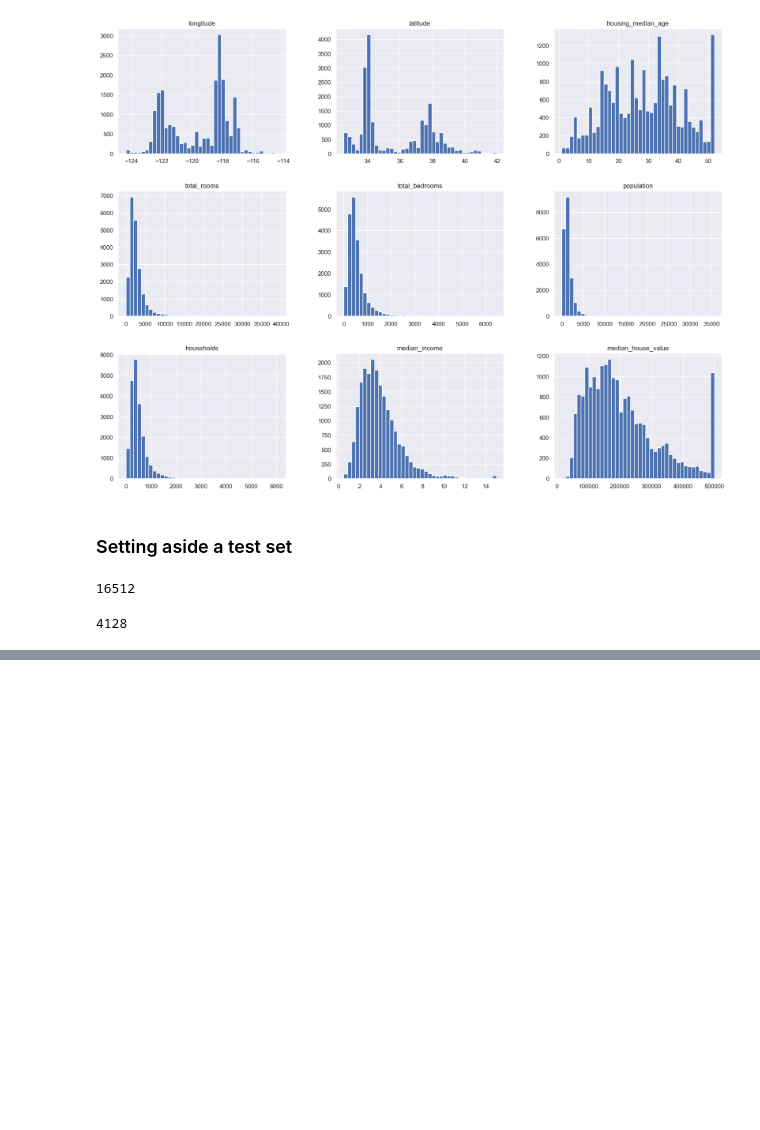
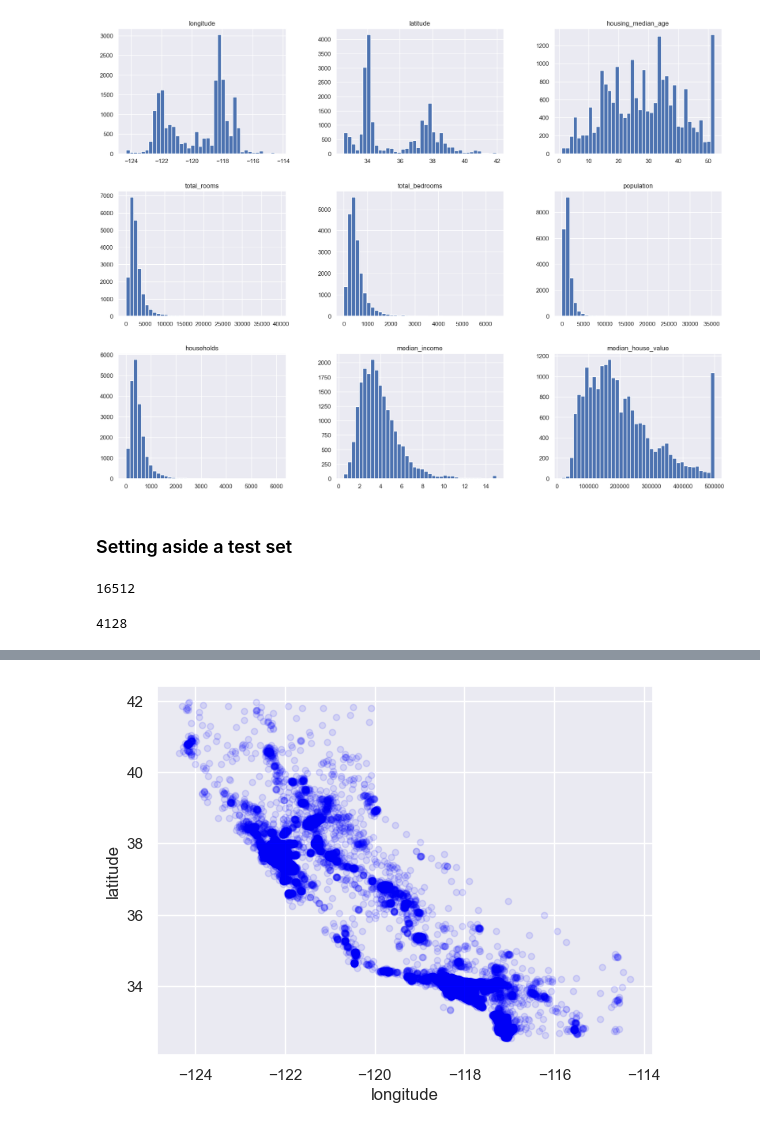
Before and after one commit to Njaramba-Riri/HoML, a Jupyter notebook: Housing.ipynb, the cells around one changed output, grey strips where cells are left out. Saved outputs shown, nothing was run; the diff lists cells and outputs as text; code cells hidden in the pictures; blank space fills up the shorter version.

```diff
--- a/Housing.ipynb
+++ b/Housing.ipynb
@@ -115,0 +209,5 @@ def split_train_test_by_id(data, test_ratio, id_column):
+# %%
+#high density areas
+housing.plot(kind="scatter", x="longitude", y="latitude", c='blue', alpha=0.1);
+# %% [output]
+[figure, added]
```
Also changed, not shown: parts of 23 cells of this notebook, 1 other file.
